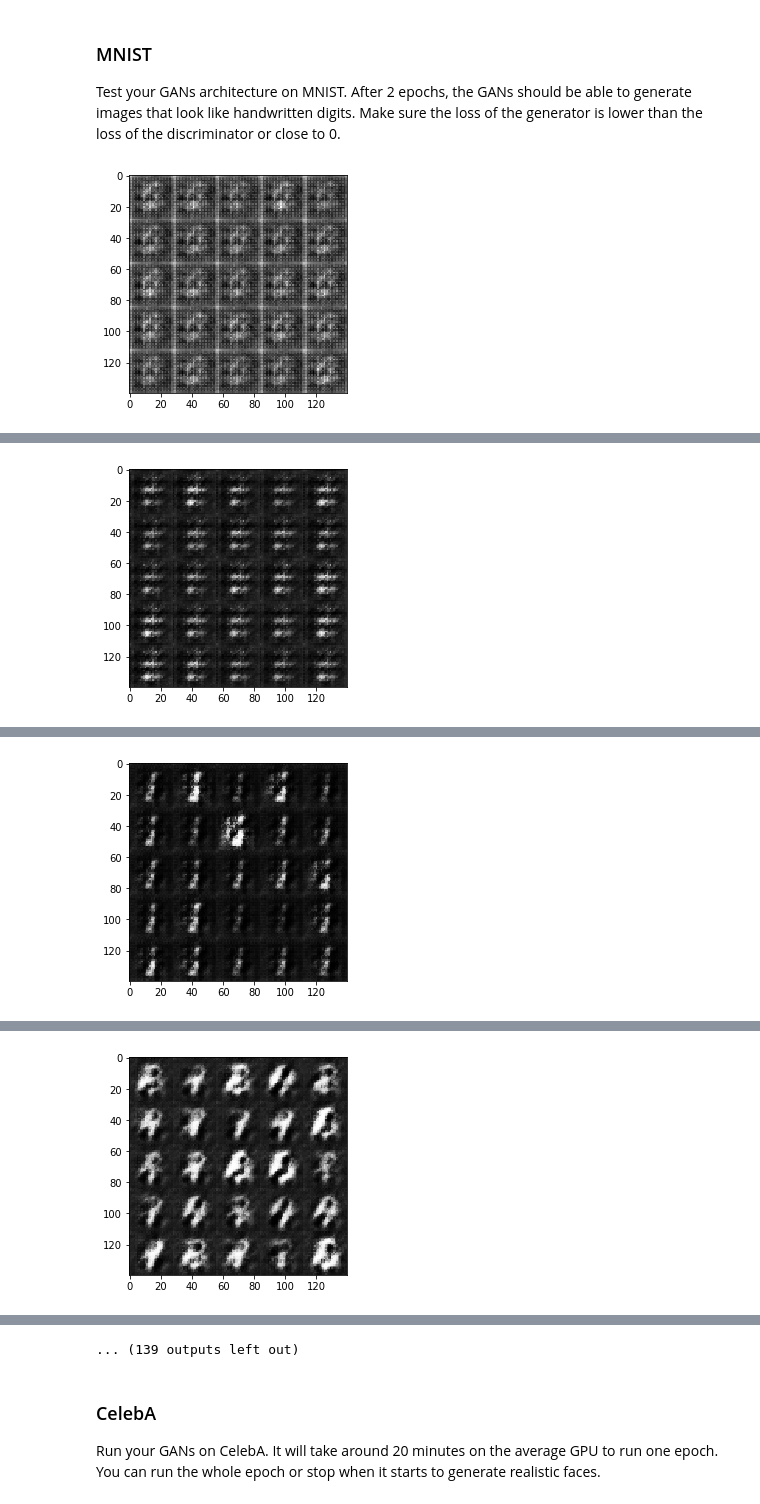
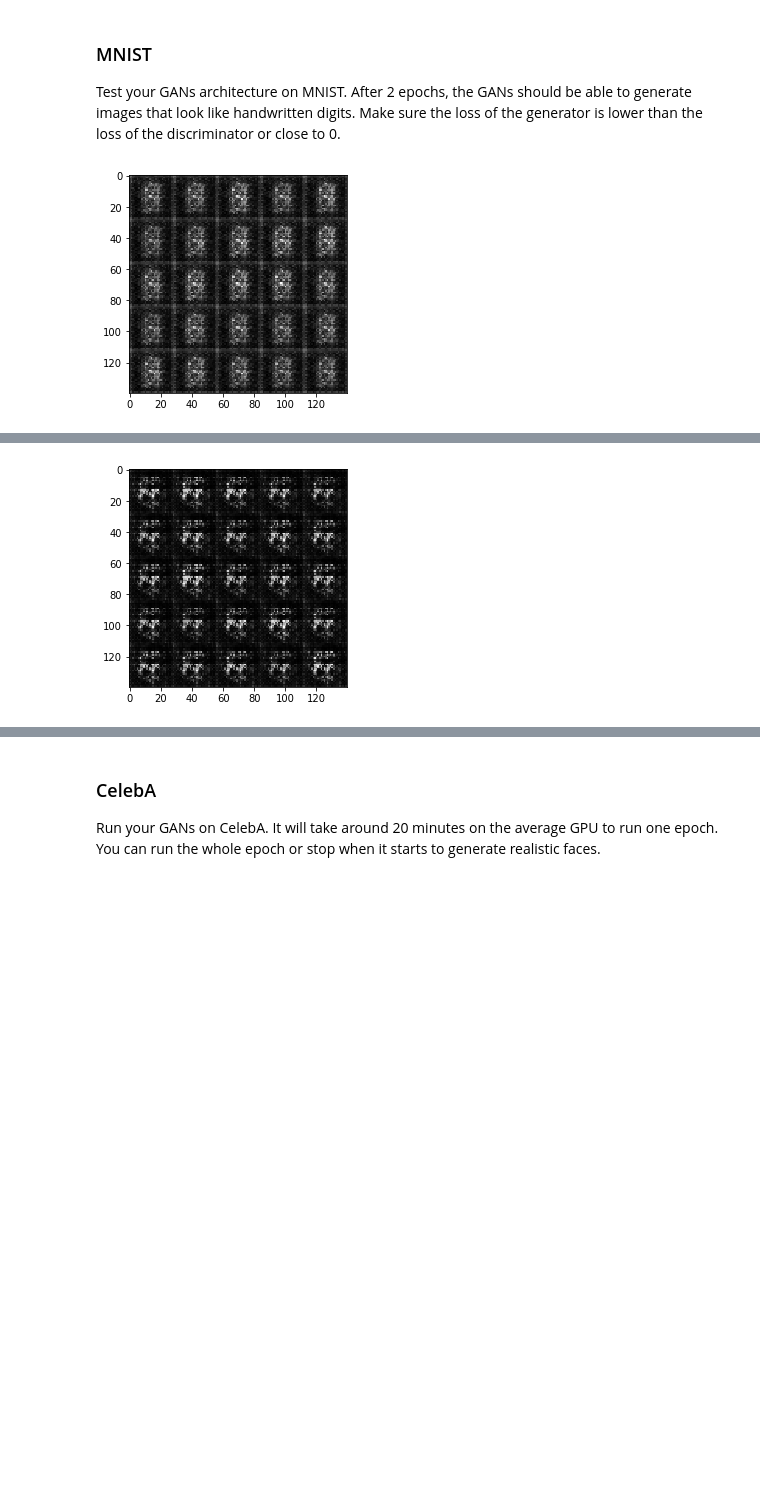
Before and after one commit to sseuraeki/deep-learning, a Jupyter notebook: face_generation/dlnd_face_generation.ipynb, the cells around one changed output, grey strips where cells are left out. Cells and saved outputs as stored; diff of their text form; code cells hidden in the pictures; blank space fills up the shorter version.

```diff
--- a/face_generation/dlnd_face_generation.ipynb
+++ b/face_generation/dlnd_face_generation.ipynb
@@ -154,7 +154,7 @@ def discriminator(images, reuse=False):
 
         # layer1 with 28x28 size input
         # this layer should not have any batch normalization process
-        x1 = tf.layers.conv2d(images, 128, 5, strides=2, padding='SAME', kernel_initializer=kinit)
+        x1 = tf.layers.conv2d(images, 16, 5, strides=2, padding='SAME', kernel_initializer=kinit)
 
         # Leaky ReLU for discriminator layers, with alpha value of 0.2
         # as suggested in the DCGAN paper
@@ -164,25 +164,20 @@ def discriminator(images, reuse=False):
         # now the shape is 14x14x64
 
         # layer2
-        x2 = tf.layers.conv2d(relu1, 256, 5, strides=2, padding='SAME', kernel_initializer=kinit)
+        x2 = tf.layers.conv2d(relu1, 32, 5, strides=2, padding='SAME', kernel_initializer=kinit)
         # now batch normalization
         bn2 = tf.layers.batch_normalization(x2, training=True)
         relu2 = tf.maximum(0.2 * bn2, bn2)
         # now the shape is 7x7x128
 
         # layer3
-        x3 = tf.layers.conv2d(relu2, 512, 5, strides=2, padding='SAME', kernel_initializer=kinit)
+        x3 = tf.layers.conv2d(relu2, 64, 5, strides=2, padding='SAME', kernel_initializer=kinit)
         bn3 = tf.layers.batch_normalization(x3, training=True)
         relu3 = tf.maximum(0.2 * bn3, bn3)
         # now the shape is 4x4x256
 
-        # layer4
-        x4 = tf.layers.conv2d(relu3, 1024, 5, strides=2, padding='SAME', kernel_initializer=kinit)
-        bn4 = tf.layers.batch_normalization(x4, training=True)
-        relu4 = tf.maximum(0.2 * bn4, bn4)
-
         # flatten layer
-        flat = tf.reshape(relu4, (-1, 2*2*1024))
+        flat = tf.reshape(relu3, (-1, 4*4*64))
 
         # logits and outputs
         # the output node size should be 1
@@ -228,8 +223,8 @@ def generator(z, out_channel_dim, is_train=True):
         # to get 7x7 shape via 'VALID' padding
         # this layer starts with 2x2 shape rather than 4x4
 
-        x1 = tf.layers.dense(z, 2*2*256, kernel_initializer=kinit)
-        x1 = tf.reshape(x1, (-1, 2, 2, 256))
+        x1 = tf.layers.dense(z, 2*2*512, kernel_initializer=kinit)
+        x1 = tf.reshape(x1, (-1, 2, 2, 512))
         #x1 = tf.layers.conv2d_transpose(relu0, 256, 5, strides=2,
         #                                padding='SAME', kernel_initializer=kinit)
         bn1 = tf.layers.batch_normalization(x1, training=is_train)
@@ -257,7 +252,7 @@ def generator(z, out_channel_dim, is_train=True):
         # tensorflow chooses the odd value (7 among 7 and 8) when
         # applying conv2d_tranpose with 'VALID' padding
 
-        x2 = tf.layers.conv2d_transpose(relu1, 128, 5, strides=2,
+        x2 = tf.layers.conv2d_transpose(relu1, 256, 5, strides=2,
                                         padding='VALID', kernel_initializer=kinit)
         bn2 = tf.layers.batch_normalization(x2, training=is_train)
         do2 = tf.layers.dropout(bn2, rate=0.4, training=is_train)
@@ -265,7 +260,7 @@ def generator(z, out_channel_dim, is_train=True):
         # now the shape is 7x7x128
 
         # layer3
-        x3 = tf.layers.conv2d_transpose(relu2, 64, 5, strides=2,
+        x3 = tf.layers.conv2d_transpose(relu2, 128, 5, strides=2,
                                         padding='SAME', kernel_initializer=kinit)
         bn3 = tf.layers.batch_normalization(x3, training=is_train)
         do3 = tf.layers.dropout(bn3, rate=0.4, training=is_train)
@@ -487,9 +482,10 @@ def train(epoch_count, batch_size, z_dim, learning_rate, beta1, get_batches, dat
                 batch_z = np.random.uniform(-1, 1, size=(batch_size, z_dim))
 
                 # run optimizers
-                _ = sess.run(d_opt, feed_dict={input_real:batch_images,
-                                               input_z:batch_z,
-                                               lr:learning_rate*0.5})
+                if steps % 2 == 0:
+                    _ = sess.run(d_opt, feed_dict={input_real:batch_images,
+                                                   input_z:batch_z,
+                                                   lr:learning_rate})
                 _ = sess.run(g_opt, feed_dict={input_real:batch_images,
                                                input_z:batch_z,
                                                lr:learning_rate})
@@ -523,26 +519,26 @@ Test your GANs architecture on MNIST.  After 2 epochs, the GANs should be able t
 # %%
 # these values are suggested in the DCGAN paper
 # batch size of 128, learning rate of 0.0002
-# and beta1 of 0.5
+# and beta1 of 16
 # however after many tries, I noticed that
 # for this MNIST problem, smaller batch size works better
-batch_size = 16
+batch_size = 32
 z_dim = 100
 learning_rate = 0.0002
-beta1 = 0.5
+beta1 = 0.2
 
 # 1.4373
 # batch 128, beta 0.5, lr 0.0002, dr 0.4
 
 
 """
 DON'T MODIFY ANYTHING IN THIS CELL THAT IS BELOW THIS LINE
 """
 epochs = 2
 
 mnist_dataset = helper.Dataset('mnist', glob(os.path.join(data_dir, 'mnist/*.jpg')))
 with tf.Graph().as_default():
     train(epochs, batch_size, z_dim, learning_rate, beta1, mnist_dataset.get_batches,
           mnist_dataset.shape, mnist_dataset.image_mode)
 # %% [output]
-[figure, old version]
+[figure, new version]
@@ -550 +546 @@ Discriminator Loss: 0.3845... Generator Loss: 7.7962
-[figure, old version]
+[figure, new version]
@@ -552 +547,0 @@ Discriminator Loss: 0.4305... Generator Loss: 3.4799
-[figure, removed]
@@ -554 +547,0 @@ Discriminator Loss: 0.4313... Generator Loss: 2.9321
-[figure, removed]
@@ -560,4 +548,3 @@ Discriminator Loss: 0.3394... Generator Loss: 4.7541
-... (139 outputs left out)
 # %% [markdown]
 ### CelebA
 Run your GANs on CelebA.  It will take around 20 minutes on the average GPU to run one epoch.  You can run the whole epoch or stop when it starts to generate realistic faces.
```
Also changed, not shown: parts of 1 cell of this notebook.
